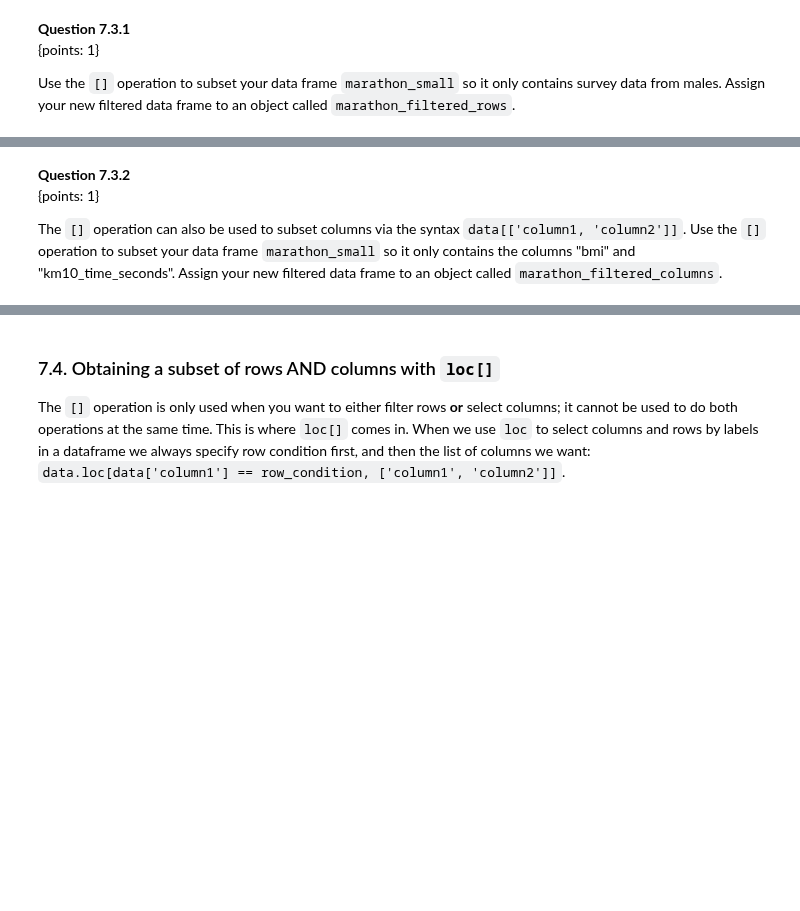
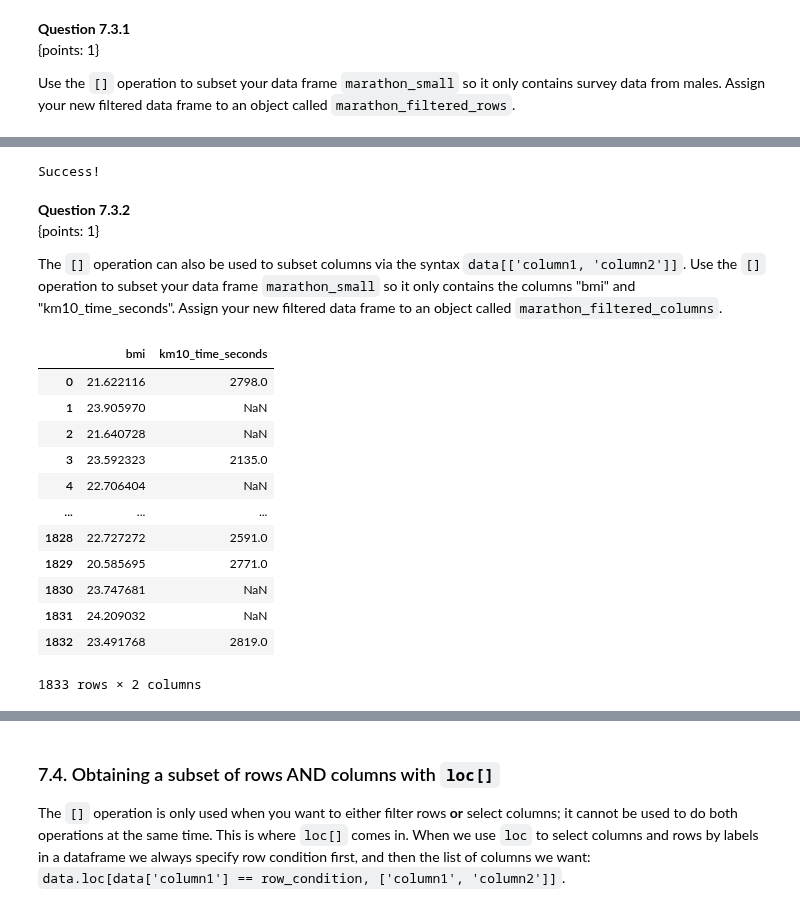
Before and after one commit to UBC-DSCI/dsci-100-student-python, a Jupyter notebook: materials/py_worksheet_intro/py_worksheet_intro.ipynb, the cells around one changed output, grey strips where cells are left out. Saved outputs shown, nothing was run; the diff lists cells and outputs as text; code cells hidden in the pictures; blank space fills up the shorter version.

```diff
--- a/materials/py_worksheet_intro/py_worksheet_intro.ipynb
+++ b/materials/py_worksheet_intro/py_worksheet_intro.ipynb
@@ -613,24 +781,55 @@ marathon_filtered_rows
 # %%
 from hashlib import sha1
-assert sha1(str(type(marathon_filtered_rows.shape)).encode("utf-8")+b"199e").hexdigest() == "932b39eb2469bc8dbef3dced3bb9d6c21a84e1c3", "type of marathon_filtered_rows.shape is not tuple. marathon_filtered_rows.shape should be a tuple"
-assert sha1(str(len(marathon_filtered_rows.shape)).encode("utf-8")+b"199e").hexdigest() == "a0b13a634e7712cbac50381ef28b3eb397b10e22", "length of marathon_filtered_rows.shape is not correct"
-assert sha1(str(sorted(map(str, marathon_filtered_rows.shape))).encode("utf-8")+b"199e").hexdigest() == "0ced9851fb26b9f6e8dc016d58fc585ac48d9b25", "values of marathon_filtered_rows.shape are not correct"
-assert sha1(str(marathon_filtered_rows.shape).encode("utf-8")+b"199e").hexdigest() == "500697d2f62a5aed4d1b4e15e09aae19b0807e32", "order of elements of marathon_filtered_rows.shape is not correct"
 
-assert sha1(str(type(marathon_filtered_rows.columns.values)).encode("utf-8")+b"199f").hexdigest() == "511d18d5f2070af39ce4bbf574cbcef0e675e0bd", "type of marathon_filtered_rows.columns.values is not correct"
-assert sha1(str(marathon_filtered_rows.columns.values).encode("utf-8")+b"199f").hexdigest() == "e0f2f20a3853ef03a80034a487ab4bab512f4b1f", "value of marathon_filtered_rows.columns.values is not correct"
+assert sha1(str(type(marathon_filtered_rows.shape)).encode("utf-8")+b"199e").hexdigest() == "932b39eb2469bc8dbef3dced3bb9d6c21a84e1c3", \
+    "type of marathon_filtered_rows.shape is not tuple. marathon_filtered_rows.shape should be a tuple"
 
-assert sha1(str(type(sum(marathon_filtered_rows.bmi))).encode("utf-8")+b"19a0").hexdigest() == "5a4f51290e2d17c605abb9fd639401a21f13141a", "type of sum(marathon_filtered_rows.bmi) is not float. Please make sure it is float and not np.float64, etc. You can cast your value into a float using float()"
-assert sha1(str(round(sum(marathon_filtered_rows.bmi), 2)).encode("utf-8")+b"19a0").hexdigest() == "3b00704b93119ace6d65c23e810013469452f586", "value of sum(marathon_filtered_rows.bmi) is not correct (rounded to 2 decimal places)"
+assert sha1(str(len(marathon_filtered_rows.shape)).encode("utf-8")+b"199e").hexdigest() == "a0b13a634e7712cbac50381ef28b3eb397b10e22", \
+    "length of marathon_filtered_rows.shape is not correct"
 
-print('Success!')
+assert sha1(str(sorted(map(str, marathon_filtered_rows.shape))).encode("utf-8")+b"199e").hexdigest() == "0ced9851fb26b9f6e8dc016d58fc585ac48d9b25", \
+    "values of marathon_filtered_rows.shape are not correct"
+
+assert sha1(str(marathon_filtered_rows.shape).encode("utf-8")+b"199e").hexdigest() == "500697d2f62a5aed4d1b4e15e09aae19b0807e32", \
+    "order of elements of marathon_filtered_rows.shape is not correct"
+
+assert sha1(str(type(marathon_filtered_rows.columns.values)).encode("utf-8")+b"199f").hexdigest() == "c563567b3891eca9f482c8e90e9c8798ae2db585", \
+    "type of marathon_filtered_rows.columns.values is not correct"
+
+assert sha1(str(marathon_filtered_rows.columns.values).encode("utf-8")+b"199f").hexdigest() == "fdc761c0719f28b678d76ca84ec77c959d46647e", \
+    "value of marathon_filtered_rows.columns.values is not correct"
+
+assert sha1(str(type(sum(marathon_filtered_rows.bmi))).encode("utf-8")+b"19a0").hexdigest() == "5a4f51290e2d17c605abb9fd639401a21f13141a", \
+    "type of sum(marathon_filtered_rows.bmi) is not float. Please make sure it is float and not np.float64, etc. You can cast your value into a float using float()"
+
+assert sha1(str(round(sum(marathon_filtered_rows.bmi), 2)).encode("utf-8")+b"19a0").hexdigest() == "3b00704b93119ace6d65c23e810013469452f586", \
+    "value of sum(marathon_filtered_rows.bmi) is not correct (rounded to 2 decimal places)"
+
+print("Success!")
+# %% [output]
+Success!
 # %% [markdown]
 **Question 7.3.2** <br> {points: 1}
 
 The `[]` operation can also be used to subset columns via the syntax `data[['column1, 'column2']]`. Use the `[]` operation to subset your data frame `marathon_small` so it only contains the columns "bmi" and "km10_time_seconds". Assign your new filtered data frame to an object called `marathon_filtered_columns`.
 # %%
-# your code here
-raise NotImplementedError
+### BEGIN SOLUTION
+marathon_filtered_columns = marathon_small[["bmi", "km10_time_seconds"]]
+### END SOLUTION
 marathon_filtered_columns
+# %% [output]
+|  | bmi | km10_time_seconds |
+| 0 | 21.622116 | 2798.0 |
+| 1 | 23.905970 | NaN |
+| 2 | 21.640728 | NaN |
+| 3 | 23.592323 | 2135.0 |
+| 4 | 22.706404 | NaN |
+| ... | ... | ... |
+| 1828 | 22.727272 | 2591.0 |
+| 1829 | 20.585695 | 2771.0 |
+| 1830 | 23.747681 | NaN |
+| 1831 | 24.209032 | NaN |
+| 1832 | 23.491768 | 2819.0 |
+1833 rows × 2 columns
 # %%
 from hashlib import sha1
```
Also changed, not shown: parts of 55 cells of this notebook.
